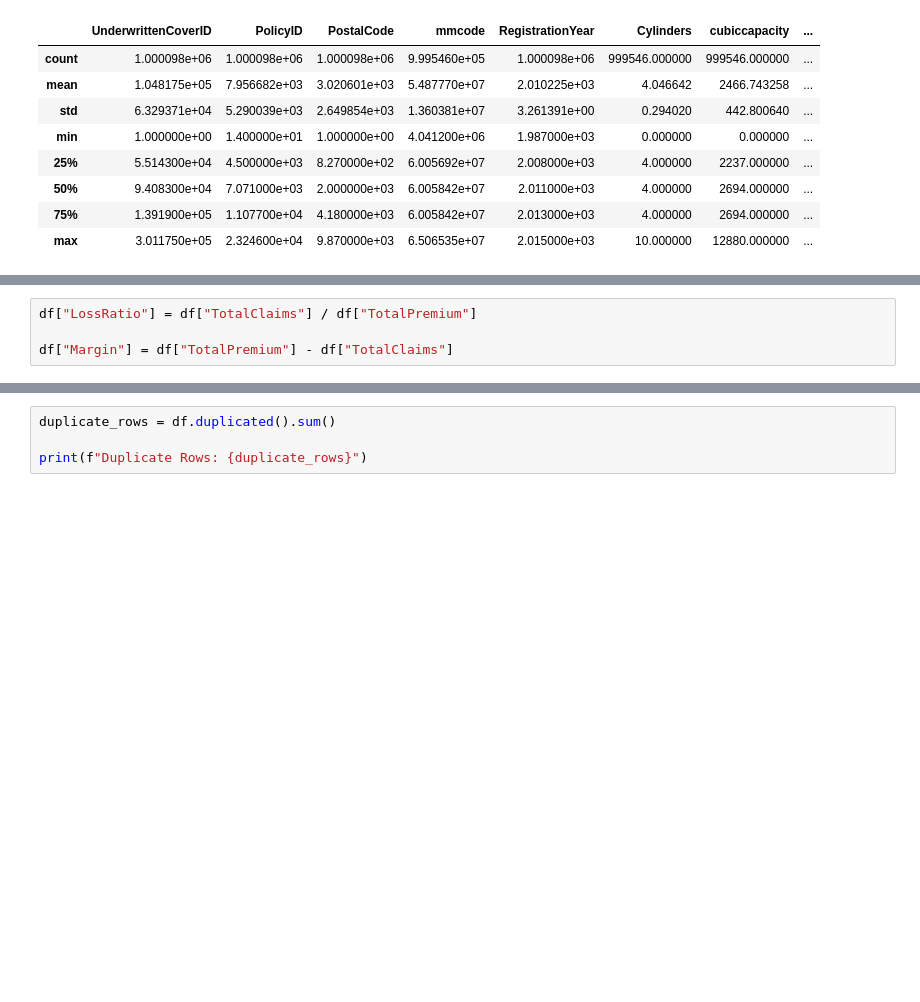
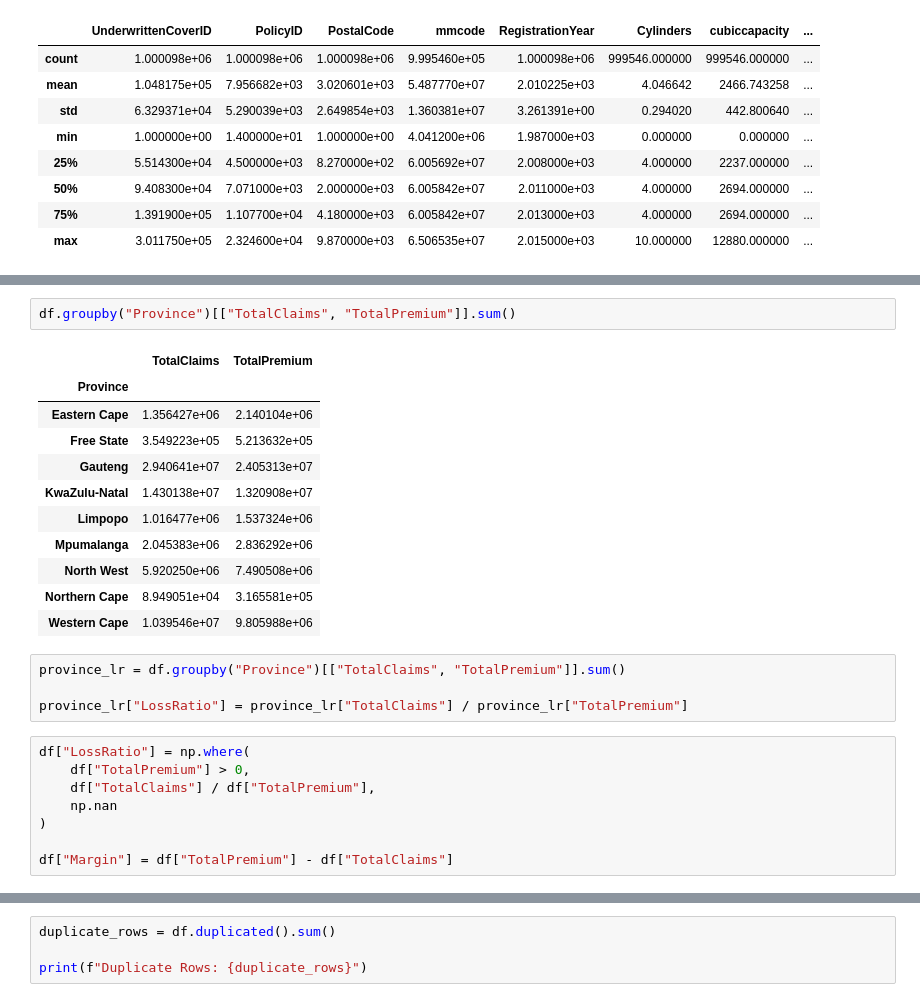
Before and after one commit to kalkidan404/insurance-risk-analytics, a Jupyter notebook: notebooks/02_eda.ipynb, the cells around one changed output, grey strips where cells are left out. Drawn from its saved outputs; the diff is of its cells as text; blank space fills up the shorter version.

```diff
--- a/notebooks/02_eda.ipynb
+++ b/notebooks/02_eda.ipynb
@@ -58,5 +78,27 @@ df.describe()
+# %%
+df.groupby("Province")[["TotalClaims", "TotalPremium"]].sum()
+# %% [output]
+|  | TotalClaims | TotalPremium |
+| Province |  |  |
+| Eastern Cape | 1.356427e+06 | 2.140104e+06 |
+| Free State | 3.549223e+05 | 5.213632e+05 |
+| Gauteng | 2.940641e+07 | 2.405313e+07 |
+| KwaZulu-Natal | 1.430138e+07 | 1.320908e+07 |
+| Limpopo | 1.016477e+06 | 1.537324e+06 |
+| Mpumalanga | 2.045383e+06 | 2.836292e+06 |
+| North West | 5.920250e+06 | 7.490508e+06 |
+| Northern Cape | 8.949051e+04 | 3.165581e+05 |
+| Western Cape | 1.039546e+07 | 9.805988e+06 |
+# %%
+province_lr = df.groupby("Province")[["TotalClaims", "TotalPremium"]].sum()
+
+province_lr["LossRatio"] = province_lr["TotalClaims"] / province_lr["TotalPremium"]
 # %%
-df["LossRatio"] = df["TotalClaims"] / df["TotalPremium"]
+df["LossRatio"] = np.where(
+    df["TotalPremium"] > 0,
+    df["TotalClaims"] / df["TotalPremium"],
+    np.nan
+)
 
 df["Margin"] = df["TotalPremium"] - df["TotalClaims"]
 # %%
```
Also changed, not shown: parts of 15 cells of this notebook.
